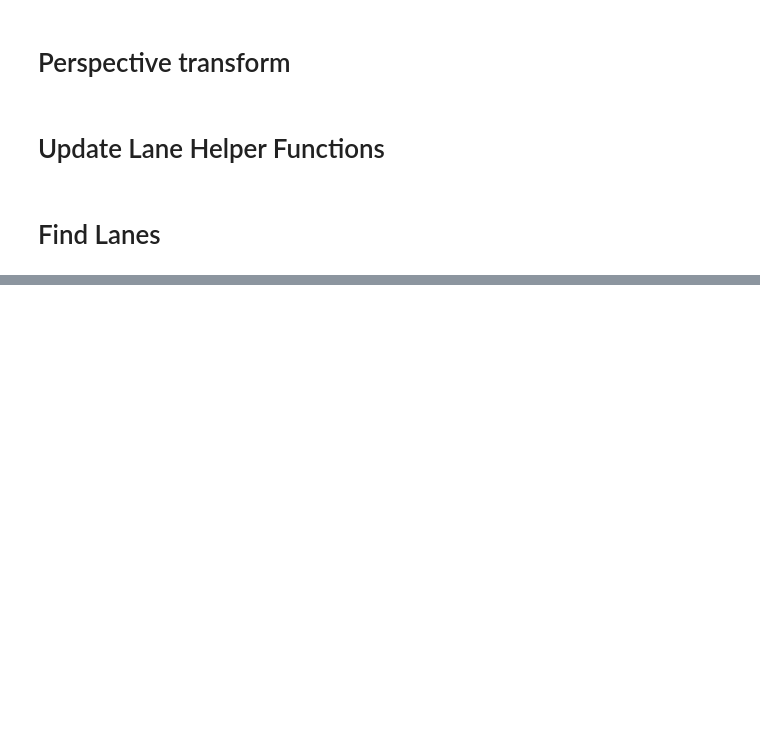
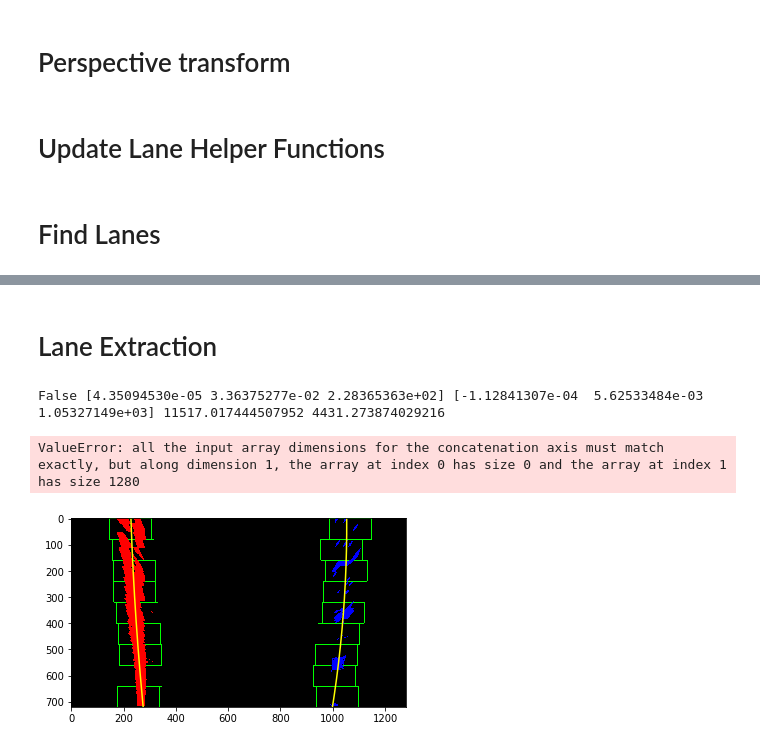
Before and after one commit to ClarenceKuo/advanced-lane-tracking, a Jupyter notebook: advanced-lane-tracking.ipynb, the cells around one changed output, grey strips where cells are left out. Drawn from its saved outputs; the diff is of its cells as text; code cells hidden in the pictures; blank space fills up the shorter version.

```diff
--- a/advanced-lane-tracking.ipynb
+++ b/advanced-lane-tracking.ipynb
@@ -553,0 +466,45 @@ TypeError: 'str' object is not callable
+# %% [markdown]
+# Lane Extraction
+# %%
+def lane_extraction(img):
+    global lines
+    # image processing
+    pt_binary, M, Minv = pipeline(img)
+
+    # check line status
+    if line_missing():
+        # get line info from scratch
+        line_img, left_fitx, right_fitx, left_fit, right_fit = fit_polynomial(pt_binary)
+        curv_left, curv_right = get_curv(pt_binary.shape, left_fit, right_fit)
+        isValid = sanity_check(left_fitx, right_fitx, left_fit, right_fit, curv_left, curv_right)
+        print(isValid,left_fit, right_fit, curv_left, curv_right)
+        update_line(isValid,left_fitx, right_fitx, left_fit, right_fit, curv_left, curv_right)
+
+
+    #draw
+    # Create an image to draw the lines on
+    warp_zero = np.zeros_like(pt_binary).astype(np.uint8)
+    color_warp = np.dstack((warp_zero, warp_zero, warp_zero))
+
+    # Recast the x and y points into usable format for cv2.fillPoly()
+    ploty = np.linspace(0, img.shape[1] -1, num=img.shape[1])
+    pts_left = np.array([np.transpose(np.vstack([lines["left"].recent_xfitted, ploty]))])
+    pts_right = np.array([np.flipud(np.transpose(np.vstack([lines["right"].recent_xfitted, ploty])))])
+    pts = np.hstack((pts_left, pts_right))
+
+    # Draw the lane onto the warped blank image
+    cv2.fillPoly(color_warp, np.int_([pts]), (0,255, 0))
+
+    # Warp the blank back to original image space using inverse perspective matrix (Minv)
+    newwarp = cv2.warpPerspective(color_warp, Minv, (img.shape[1], img.shape[0]))
+    # Combine the result with the original image
+    result = cv2.addWeighted(img, 1, newwarp, 0.3, 0)
+    plt.imshow(result)
+
+if DEBUG:
+    img = cv2.imread("test_images/straight_lines1.jpg")
+    lane_extraction(img)
+# %% [output]
+False [4.35094530e-05 3.36375277e-02 2.28365363e+02] [-1.12841307e-04  5.62533484e-03  1.05327149e+03] 11517.017444507952 4431.273874029216
+ValueError: all the input array dimensions for the concatenation axis must match exactly, but along dimension 1, the array at index 0 has size 0 and the array at index 1 has size 1280
+[figure, added]
```
Also changed, not shown: parts of 11 cells of this notebook.
